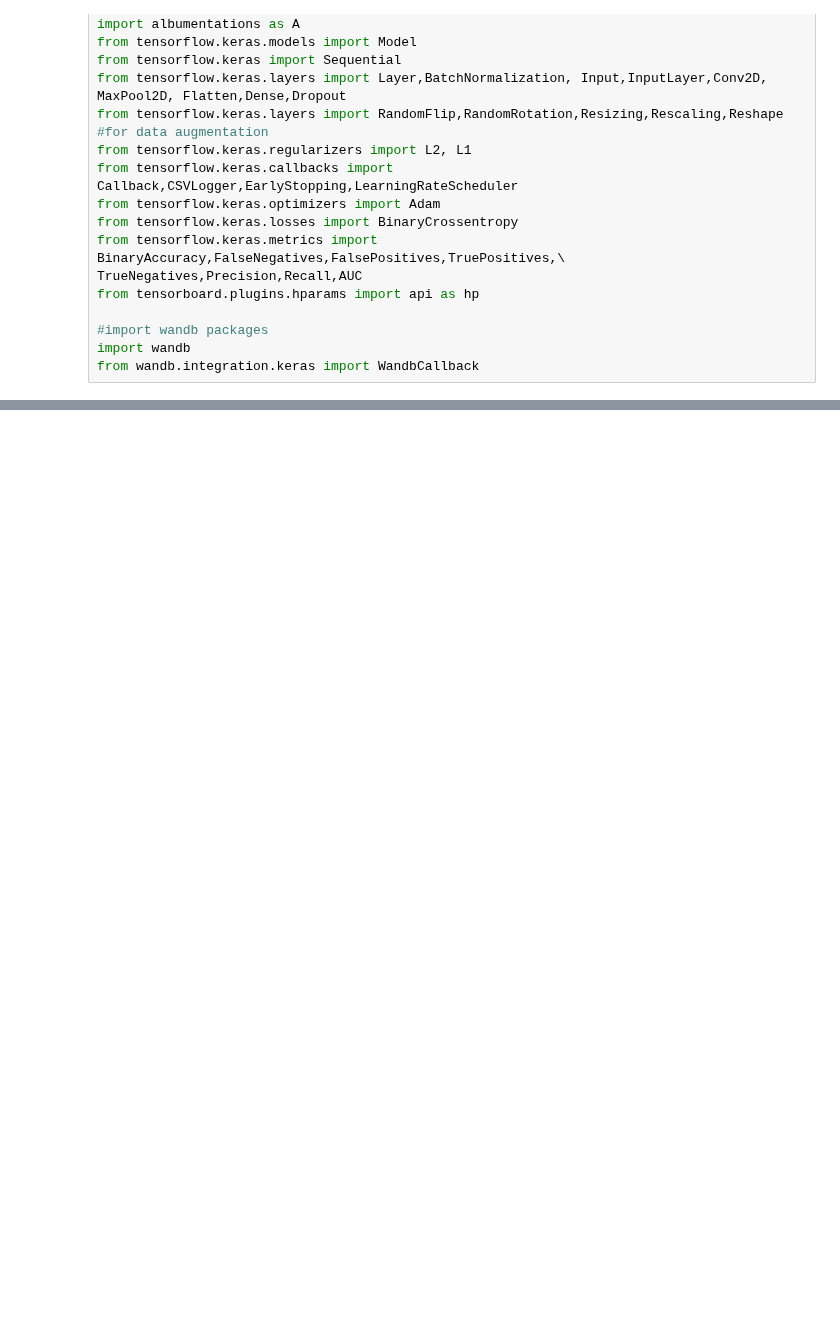
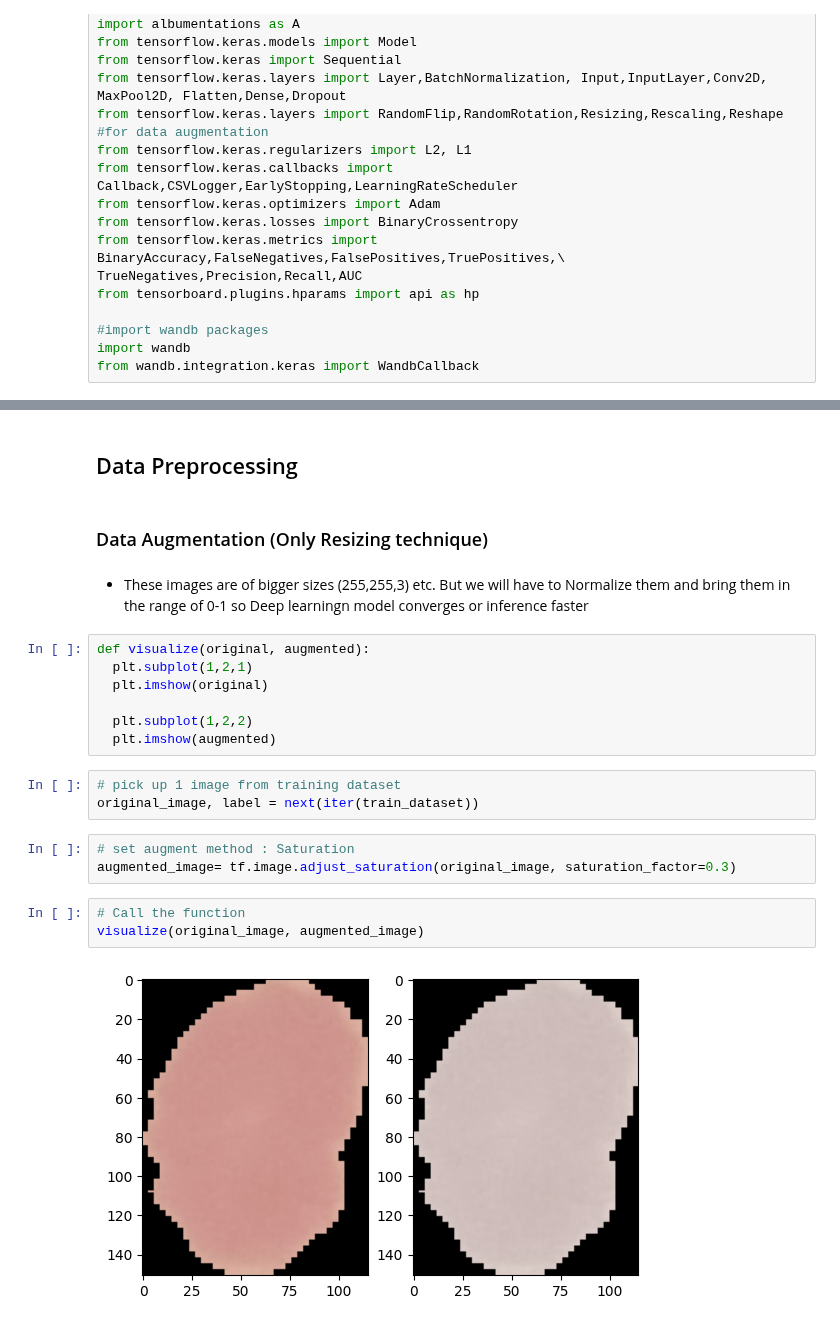
Before and after one commit to akankshakusf/Project-Deep-Learning-CNN-Malaria-Detection, a Jupyter notebook: Malaria_Improvised.ipynb, the cells around one changed output, grey strips where cells are left out. Cells and saved outputs as stored; diff of their text form; blank space fills up the shorter version.

```diff
--- a/Malaria_Improvised.ipynb
+++ b/Malaria_Improvised.ipynb
@@ -32,0 +161,24 @@ from wandb.integration.keras import WandbCallback
+# %% [markdown]
+## Data Preprocessing
+# %% [markdown]
+### Data Augmentation  (Only Resizing technique)
+# %% [markdown]
+- These images are of bigger sizes (255,255,3) etc. But we will have to Normalize them and bring them in the range of 0-1 so Deep learningn model converges or inference faster
+# %%
+def visualize(original, augmented):
+  plt.subplot(1,2,1)
+  plt.imshow(original)
+
+  plt.subplot(1,2,2)
+  plt.imshow(augmented)
+# %%
+# pick up 1 image from training dataset
+original_image, label = next(iter(train_dataset))
+# %%
+# set augment method : Saturation
+augmented_image= tf.image.adjust_saturation(original_image, saturation_factor=0.3)
+# %%
+# Call the function
+visualize(original_image, augmented_image)
+# %% [output]
+[figure, added]
```
Also changed, not shown: parts of 25 cells of this notebook.
